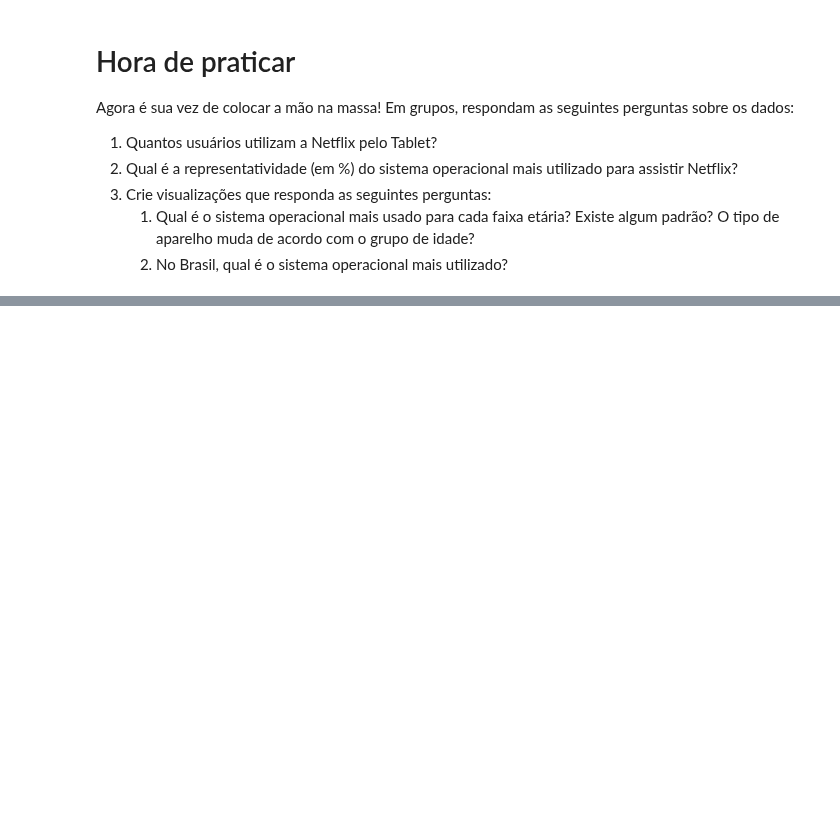
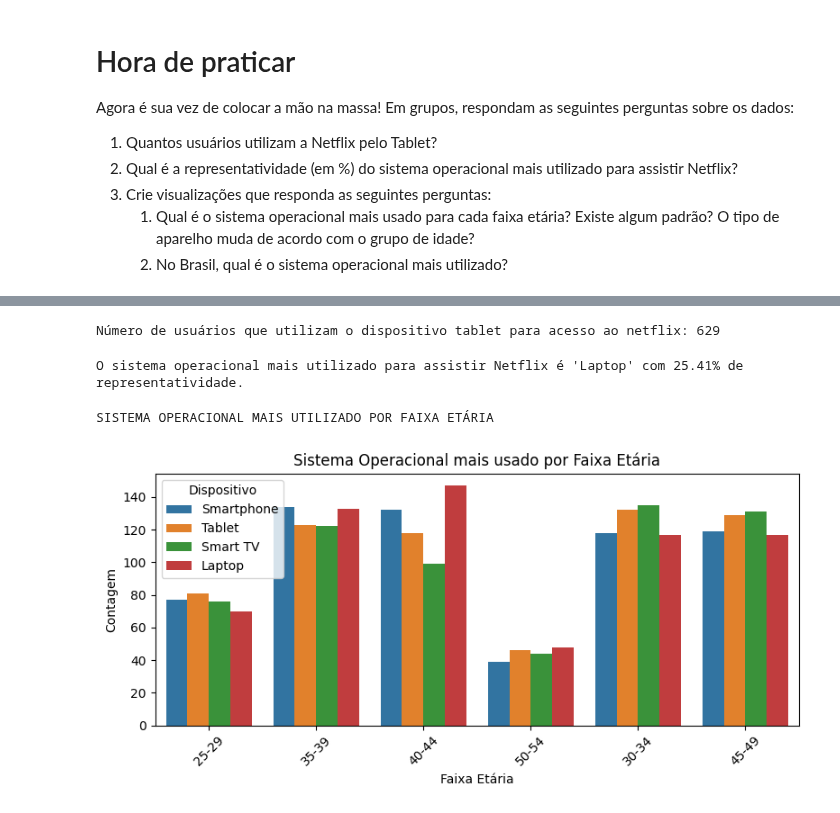
Before and after one commit to reprograma/on29-python-s14-analise-de-dados, a Jupyter notebook: material/s14_parte1.ipynb, the cells around one changed output, grey strips where cells are left out. Drawn from its saved outputs; the diff is of its cells as text; code cells hidden in the pictures; blank space fills up the shorter version.

```diff
--- a/material/s14_parte1.ipynb
+++ b/material/s14_parte1.ipynb
@@ -343,8 +582,38 @@ Agora é sua vez de colocar a mão na massa! Em grupos, respondam as seguintes p
 # %%
 # 1 - Quantos usuários utilizam a Netflix pelo Tablet?
+us_tab = df_netflix[df_netflix['Device'] == 'Tablet'] # Filtro
+us_tab_contagem = us_tab['User ID'].nunique() # Acesso à coluna ID para contar os valores únicos
+
+print(f"Número de usuários que utilizam o dispositivo tablet para acesso ao netflix: {us_tab_contagem}")
+# %% [output]
+Número de usuários que utilizam o dispositivo tablet para acesso ao netflix: 629
 # %%
 # 2 - Qual é a representatividade (em %) do sistema operacional (device) mais utilizado para assistir Netflix?
+
+contagem_dispositivo = df_netflix['Device'].value_counts()
+dispositivo_mais_utilizado = contagem_dispositivo.idxmax()
+
+representatividade_percentual = (contagem_dispositivo.max() / len(df_netflix)) * 100
+
+print(f"O sistema operacional mais utilizado para assistir Netflix é '{dispositivo_mais_utilizado}' com {representatividade_percentual:.2f}% de representatividade.")
+# %% [output]
+O sistema operacional mais utilizado para assistir Netflix é 'Laptop' com 25.41% de representatividade.
 # %%
 # 3 Crie visualizações que responda as seguintes perguntas:
    # 1. Qual é o sistema operacional mais usado para cada faixa etária? Existe algum padrão? O tipo de aparelho muda de acordo com o grupo de idade?
    # 2. No Brasil, qual é o sistema operacional mais utilizado?
+
+print('SISTEMA OPERACIONAL MAIS UTILIZADO POR FAIXA ETÁRIA\n')
+
+plt.figure(figsize=(8, 4))
+sns.countplot(x='grupo_idade', hue='Device', data=df_netflix)
+plt.title('Sistema Operacional mais usado por Faixa Etária')
+plt.xlabel('Faixa Etária')
+plt.ylabel('Contagem')
+plt.xticks(rotation=45)
+plt.legend(title='Dispositivo')
+plt.tight_layout()
+plt.show()
+# %% [output]
+SISTEMA OPERACIONAL MAIS UTILIZADO POR FAIXA ETÁRIA
+[figure, added]
```
Also changed, not shown: parts of 27 cells of this notebook, 1 other file.
